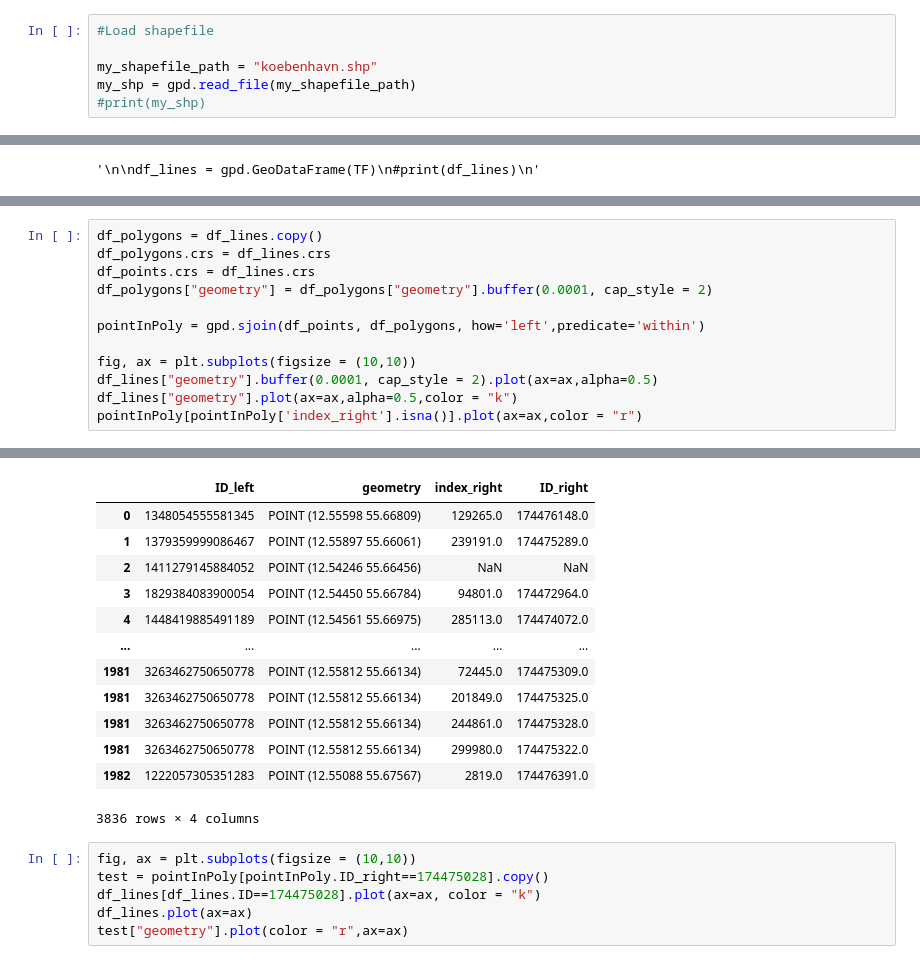
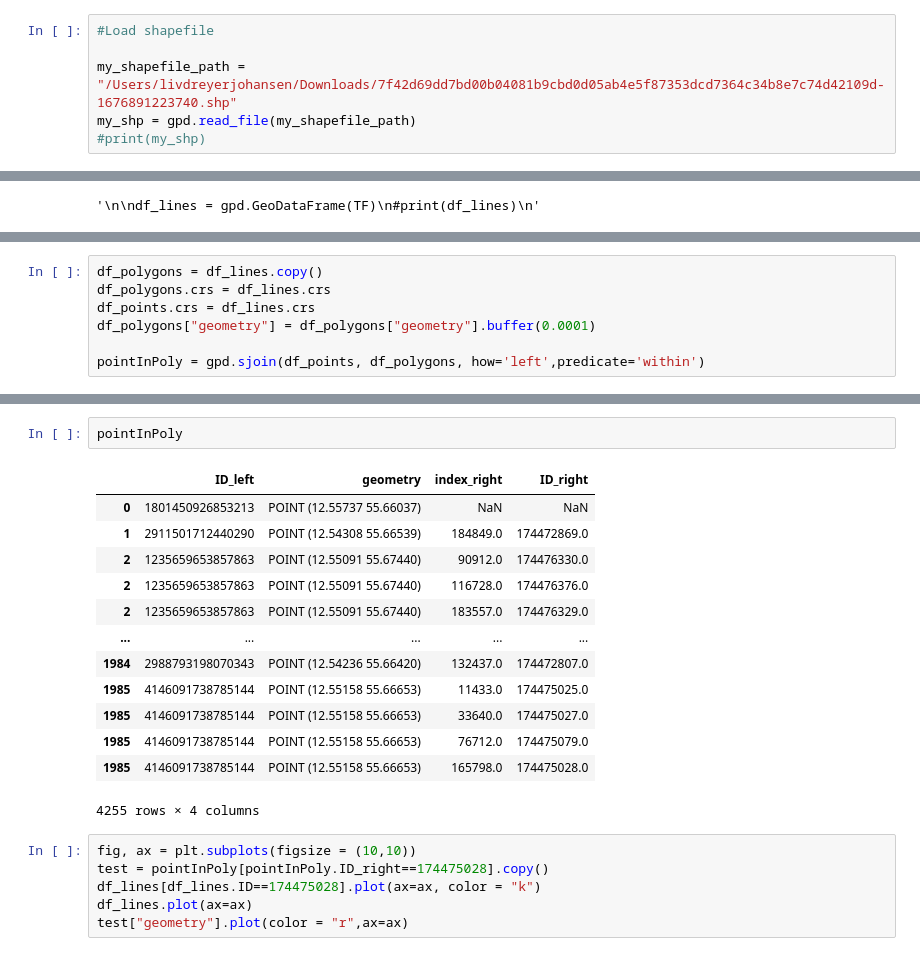
Before and after one commit to eliot75/FagproWalkability-, a Jupyter notebook: fagprojectupdate_LA_322.ipynb, the cells around one changed output, grey strips where cells are left out. Cells and saved outputs as stored; diff of their text form.

```diff
--- a/fagprojectupdate_LA_322.ipynb
+++ b/fagprojectupdate_LA_322.ipynb
@@ -24,7 +31,7 @@ from sklearn.neighbors import BallTree
 # %%
 #Load shapefile
 
-my_shapefile_path = "koebenhavn.shp"
+my_shapefile_path = "/Users/livdreyerjohansen/Downloads/7f42d69dd7bd00b04081b9cbd0d05ab4e5f87353dcd7364c34b8e7c74d42109d-1676891223740.shp"
 my_shp = gpd.read_file(my_shapefile_path)
 #print(my_shp)
 # %%
@@ -139,12 +159,7 @@ df_points["geometry"].plot(ax=ax,color = "r")
 df_polygons = df_lines.copy()
 df_polygons.crs = df_lines.crs
 df_points.crs = df_lines.crs
-df_polygons["geometry"] = df_polygons["geometry"].buffer(0.0001, cap_style = 2)
+df_polygons["geometry"] = df_polygons["geometry"].buffer(0.0001)
 
 pointInPoly = gpd.sjoin(df_points, df_polygons, how='left',predicate='within')
-
-fig, ax = plt.subplots(figsize = (10,10))
-df_lines["geometry"].buffer(0.0001, cap_style = 2).plot(ax=ax,alpha=0.5)
-df_lines["geometry"].plot(ax=ax,alpha=0.5,color = "k")
-pointInPoly[pointInPoly['index_right'].isna()].plot(ax=ax,color = "r")
 # %% [output]
@@ -156,18 +167,19 @@ pointInPoly[pointInPoly['index_right'].isna()].plot(ax=ax,color = "r")
 # %%
+pointInPoly
 # %% [output]
 |  | ID_left | geometry | index_right | ID_right |
-| 0 | 1348054555581345 | POINT (12.55598 55.66809) | 129265.0 | 174476148.0 |
-| 1 | 1379359999086467 | POINT (12.55897 55.66061) | 239191.0 | 174475289.0 |
-| 2 | 1411279145884052 | POINT (12.54246 55.66456) | NaN | NaN |
-| 3 | 1829384083900054 | POINT (12.54450 55.66784) | 94801.0 | 174472964.0 |
-| 4 | 1448419885491189 | POINT (12.54561 55.66975) | 285113.0 | 174474072.0 |
+| 0 | 1801450926853213 | POINT (12.55737 55.66037) | NaN | NaN |
+| 1 | 2911501712440290 | POINT (12.54308 55.66539) | 184849.0 | 174472869.0 |
+| 2 | 1235659653857863 | POINT (12.55091 55.67440) | 90912.0 | 174476330.0 |
+| 2 | 1235659653857863 | POINT (12.55091 55.67440) | 116728.0 | 174476376.0 |
+| 2 | 1235659653857863 | POINT (12.55091 55.67440) | 183557.0 | 174476329.0 |
 | ... | ... | ... | ... | ... |
-| 1981 | 3263462750650778 | POINT (12.55812 55.66134) | 72445.0 | 174475309.0 |
-| 1981 | 3263462750650778 | POINT (12.55812 55.66134) | 201849.0 | 174475325.0 |
-| 1981 | 3263462750650778 | POINT (12.55812 55.66134) | 244861.0 | 174475328.0 |
-| 1981 | 3263462750650778 | POINT (12.55812 55.66134) | 299980.0 | 174475322.0 |
-| 1982 | 1222057305351283 | POINT (12.55088 55.67567) | 2819.0 | 174476391.0 |
+| 1984 | 2988793198070343 | POINT (12.54236 55.66420) | 132437.0 | 174472807.0 |
+| 1985 | 4146091738785144 | POINT (12.55158 55.66653) | 11433.0 | 174475025.0 |
+| 1985 | 4146091738785144 | POINT (12.55158 55.66653) | 33640.0 | 174475027.0 |
+| 1985 | 4146091738785144 | POINT (12.55158 55.66653) | 76712.0 | 174475079.0 |
+| 1985 | 4146091738785144 | POINT (12.55158 55.66653) | 165798.0 | 174475028.0 |
-3836 rows × 4 columns
+4255 rows × 4 columns
 # %%
 fig, ax = plt.subplots(figsize = (10,10))
 test = pointInPoly[pointInPoly.ID_right==174475028].copy()
```
Also changed, not shown: parts of 6 cells of this notebook, 2 other files.
